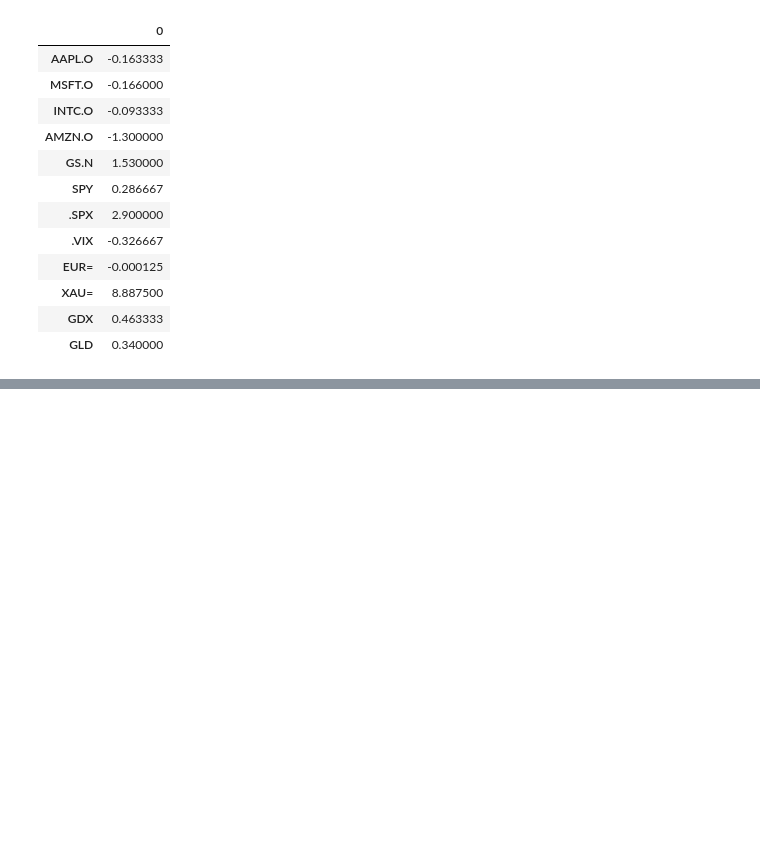
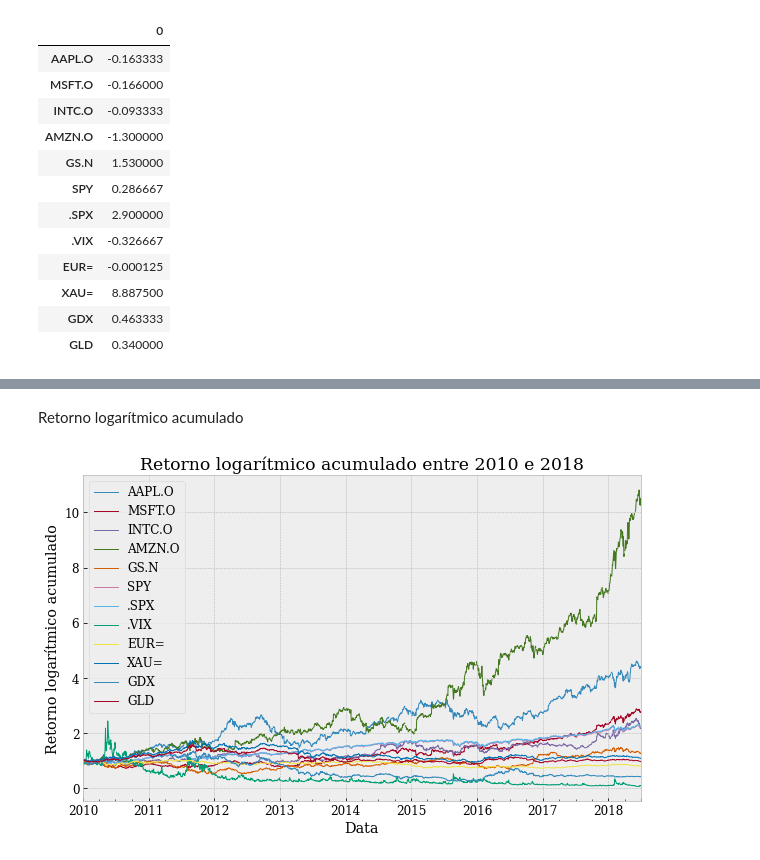
Before and after one commit to igoandrade/python-for-finance-analysis, a Jupyter notebook: financial-data-science/financial-time-series/financial-time-series.ipynb, the cells around one changed output, grey strips where cells are left out. Drawn from its saved outputs; the diff is of its cells as text; code cells hidden in the pictures; blank space fills up the shorter version.

```diff
--- a/financial-data-science/financial-time-series/financial-time-series.ipynb
+++ b/financial-data-science/financial-time-series/financial-time-series.ipynb
@@ -151,0 +164,3 @@ plt.show()
+# %%
+rets = np.log(data / data.shift(1))
+rets.head().round(2)
@@ -151,0 +175,11 @@ plt.show()
+# %% [markdown]
+Retorno logarítmico acumulado
+# %%
+ax = rets.cumsum().apply(np.exp).plot(figsize=(10, 6), lw=1)
+ax.set_xlabel('Data')
+ax.set_ylabel('Retorno logarítmico acumulado')
+ax.set_title(f'Retorno logarítmico acumulado entre {data.index.min().year} e {data.index.max().year}')
+plt.grid(True)
+plt.show()
+# %% [output]
+[figure, added]
```
Also changed, not shown: parts of 28 cells of this notebook.
